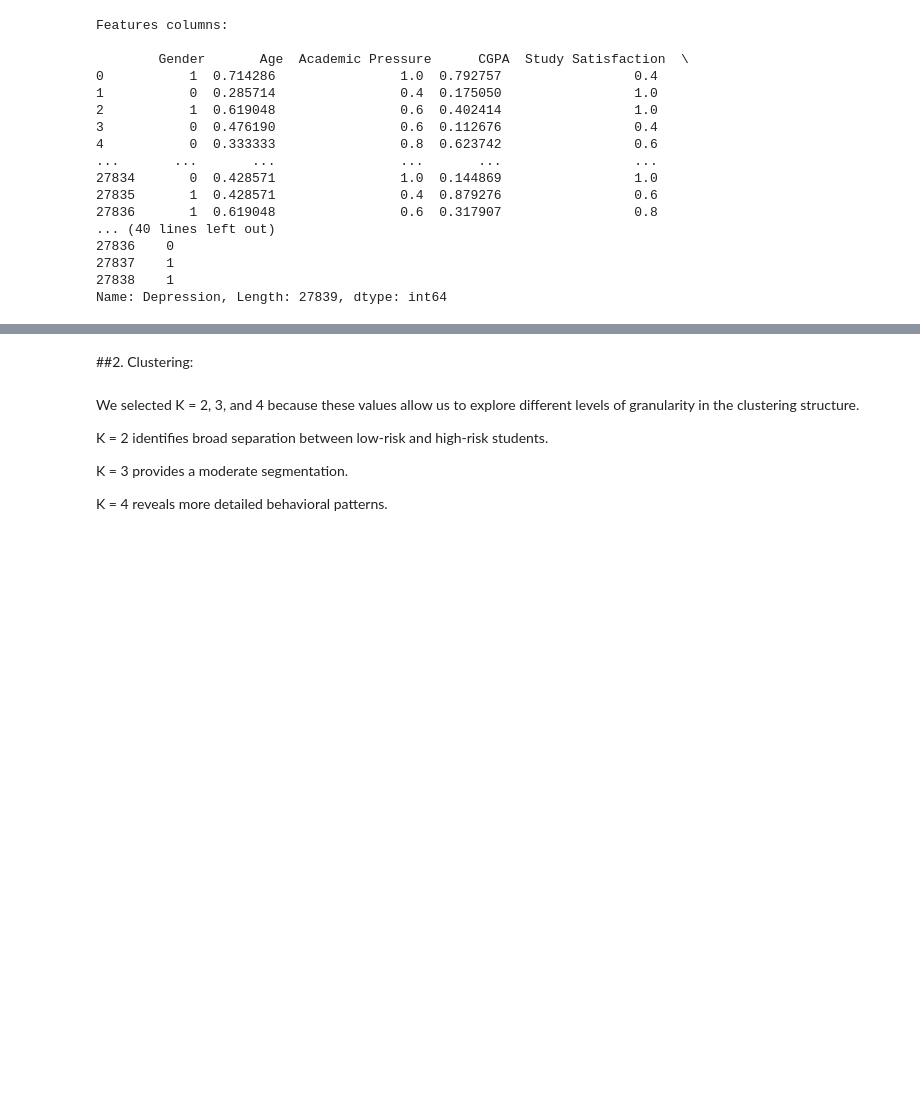
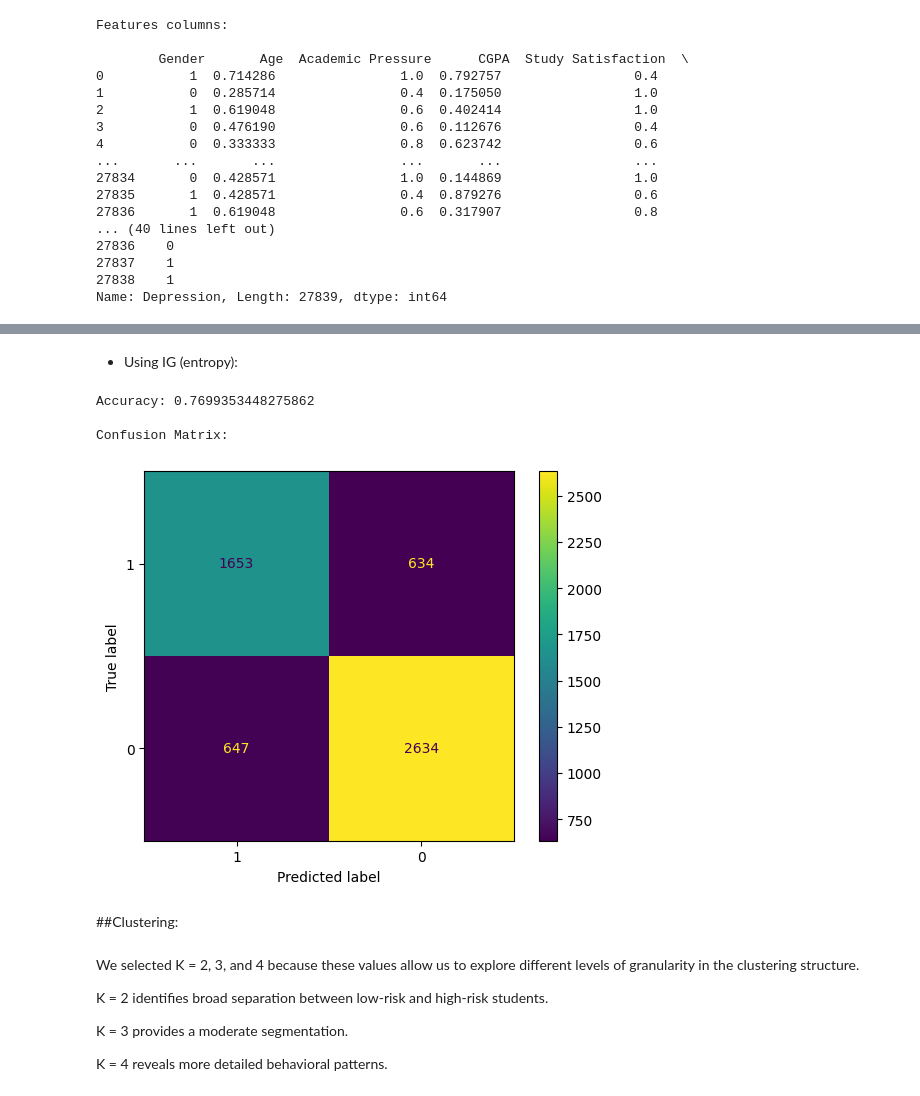
Before and after one commit to Deem-KSU/IT326-Group1-56546, a Jupyter notebook: Phase3.ipynb, the cells around one changed output, grey strips where cells are left out. Cells and saved outputs as stored; diff of their text form; code cells hidden in the pictures; blank space fills up the shorter version.

```diff
--- a/Phase3.ipynb
+++ b/Phase3.ipynb
@@ -55,5 +107,20 @@ x_train, x_test, y_train, y_test = train_test_split(features, target, test_size=
+# %% [markdown]
+*   Using IG (entropy):
+# %%
+clf2E= DecisionTreeClassifier()
+clf2E= clf2E.fit(f_train2, t_train2)
+t_pred2E= clf2E.predict(f_test2)
+print ("Accuracy:", metrics.accuracy_score(t_test2, t_pred2E))
+
+print ("\nConfusion Matrix:\n")
+disp= ConfusionMatrixDisplay.from_estimator(clf2E, f_test2, t_test2, display_labels=cn)
+# %% [output]
+Accuracy: 0.7699353448275862
+
+Confusion Matrix:
+[figure, added]
 # %% [markdown]
-##2. Clustering:
+##Clustering:
 # %% [markdown]
 We selected K = 2, 3, and 4 because these values allow us to explore different levels of granularity in the clustering structure.
 
```
Also changed, not shown: parts of 11 cells of this notebook.
